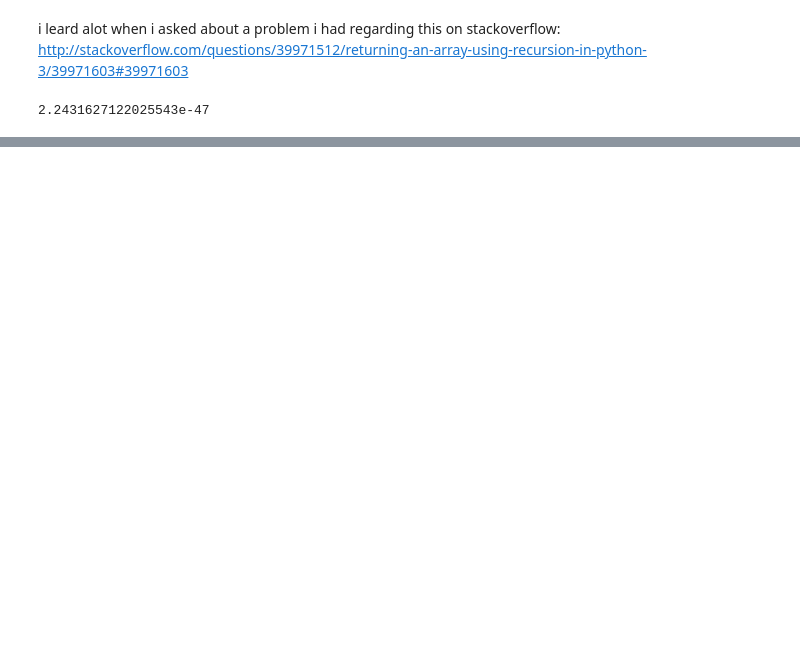
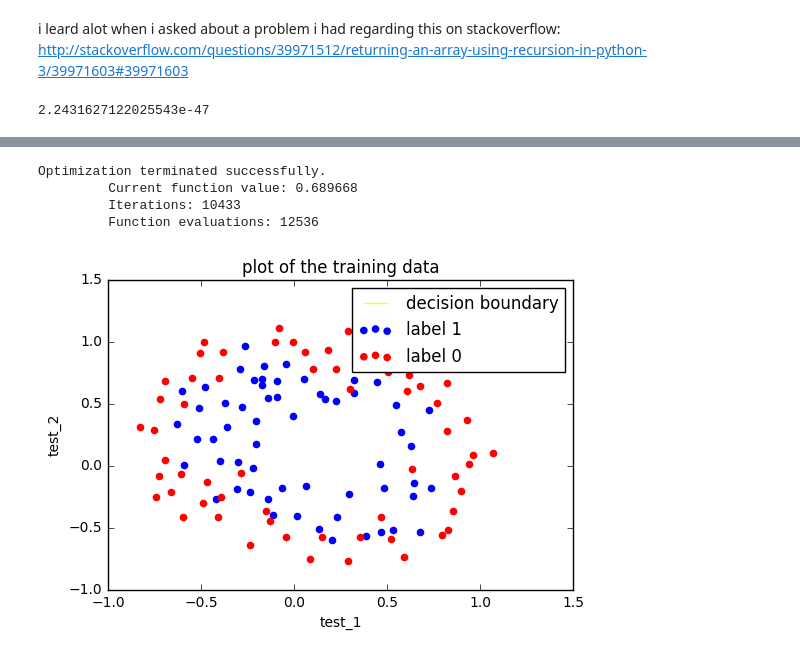
Before and after one commit to gurbraj/ML, a Jupyter notebook: ex2_logistic_regression/ex2_logistic_regression.ipynb, the cells around one changed output, grey strips where cells are left out. Drawn from its saved outputs; the diff is of its cells as text; code cells hidden in the pictures; blank space fills up the shorter version.

```diff
--- a/ex2_logistic_regression/ex2_logistic_regression.ipynb
+++ b/ex2_logistic_regression/ex2_logistic_regression.ipynb
@@ -317,0 +370,8 @@ array([ 1.,  1.,  1.,  1.,  1.,  1.,  1.,  1.,  1.,  1.,  1.,  1.,  1.,
+# %%
+decision_boundary(microchip_test_df,l=100)
+# %% [output]
+Optimization terminated successfully.
+         Current function value: 0.689668
+         Iterations: 10433
+         Function evaluations: 12536
+[figure, added]
```
Also changed, not shown: parts of 15 cells of this notebook, 2 other files.
